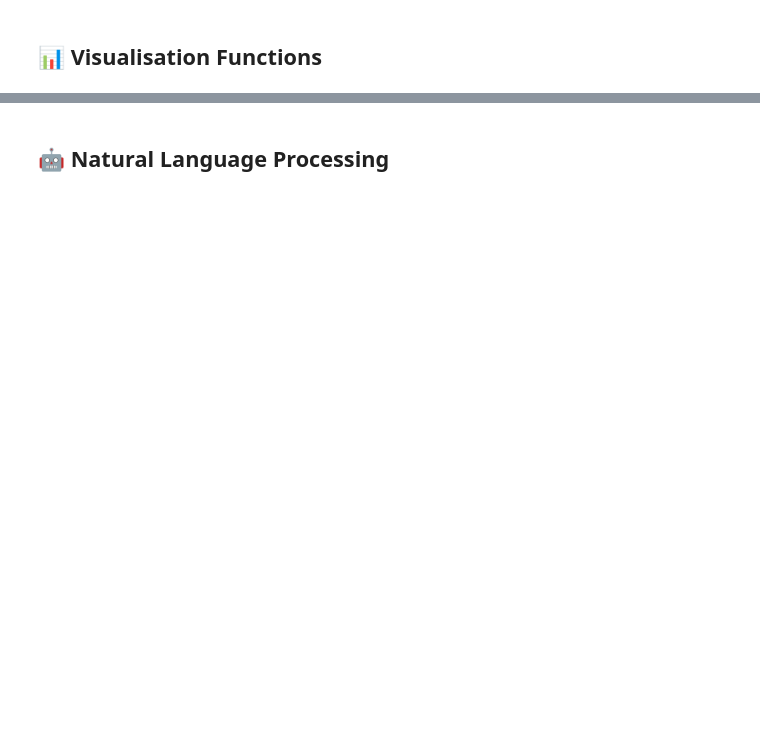
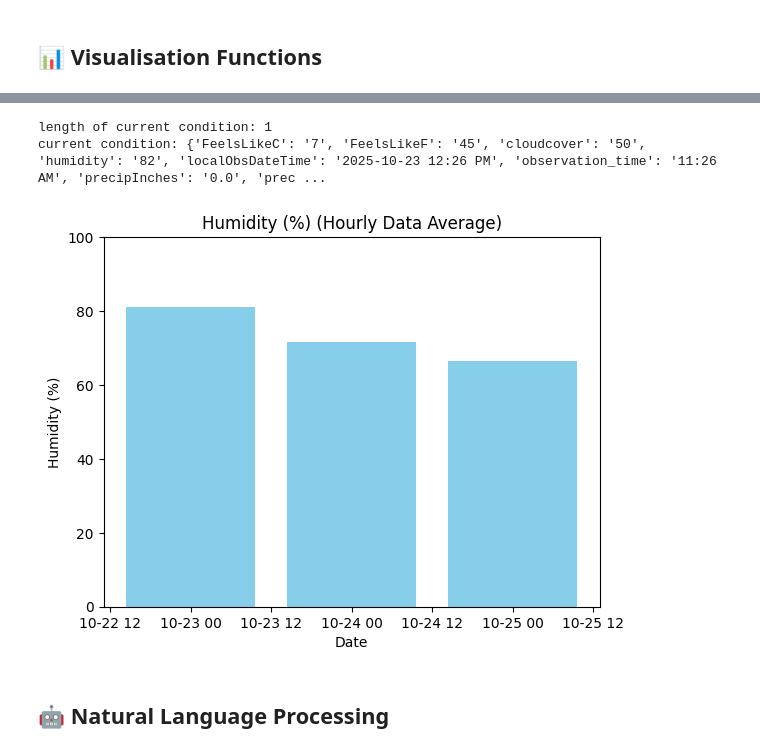
Before and after one commit to Sadiya-Afroz/23455777-Sadiya-Afroz, a Jupyter notebook: starter_notebook.ipynb, the cells around one changed output, grey strips where cells are left out. Saved outputs shown, nothing was run; the diff lists cells and outputs as text; code cells hidden in the pictures; blank space fills up the shorter version.

```diff
--- a/starter_notebook.ipynb
+++ b/starter_notebook.ipynb
@@ -238,3 +238,61 @@ def create_precipitation_visualisation(weather_data, output_type='display'):
+# %%
+def create_humidity_visualisation(weather_data, output_type='display'):
+    """
+    Create a bar chart showing the chance of rain for each forecast day.
+
+    Args:
+        weather_data (dict): The weather data returned by get_weather_data()
+        output_type (str): 'display' to show in notebook, 'figure' to return the chart object
+    Returns:
+        If output_type == 'figure', returns the matplotlib Figure object.
+        Otherwise, displays the chart directly in the notebook.
+    """
+
+    days = weather_data.get("forecast", [])
+    if not days:
+        print("[WARNING] No forecast data available.")
+        return
+
+    dates = []
+    humidity = []
+
+    for day in days:
+        date = day.get("date", "N/A")
+
+        hourly = day.get("hourly", [])
+        if not hourly:
+            humidity_value = 0
+        else:
+            # average over hours
+            humidity_value = sum(int(hour.get("humidity") or hour.get("humidity") or 0) for hour in hourly) / len(hourly)
+        date_formatted = datetime.strptime(date, "%Y-%m-%d").date()
+        dates.append(date_formatted)
+        humidity.append(humidity_value)
+
+    if not any(humidity):
+        print("Warning: No humidity data found — check your data structure or API mode.")
+        return
+    fig = plt.figure()
+    plt.bar(dates, humidity, color='skyblue')
+    plt.title("Humidity (%) (Hourly Data Average)")
+    plt.xlabel("Date")
+    plt.ylabel("Humidity (%)")
+    plt.ylim(0, 100)
+
+    if output_type == 'figure':
+        return fig
+    else:
+        plt.show()
+
+def temperature_visualization_example():
+    w = get_weather_data("london")
+    create_humidity_visualisation(w, 'display')
+
+temperature_visualization_example()
+# %% [output]
+length of current condition: 1
+current condition: {'FeelsLikeC': '7', 'FeelsLikeF': '45', 'cloudcover': '50', 'humidity': '82', 'localObsDateTime': '2025-10-23 12:26 PM', 'observation_time': '11:26 AM', 'precipInches': '0.0', 'prec ...
+[figure, added]
 # %% [markdown]
 ## 🤖 Natural Language Processing
 # %%
```
Also changed, not shown: parts of 16 cells of this notebook.
